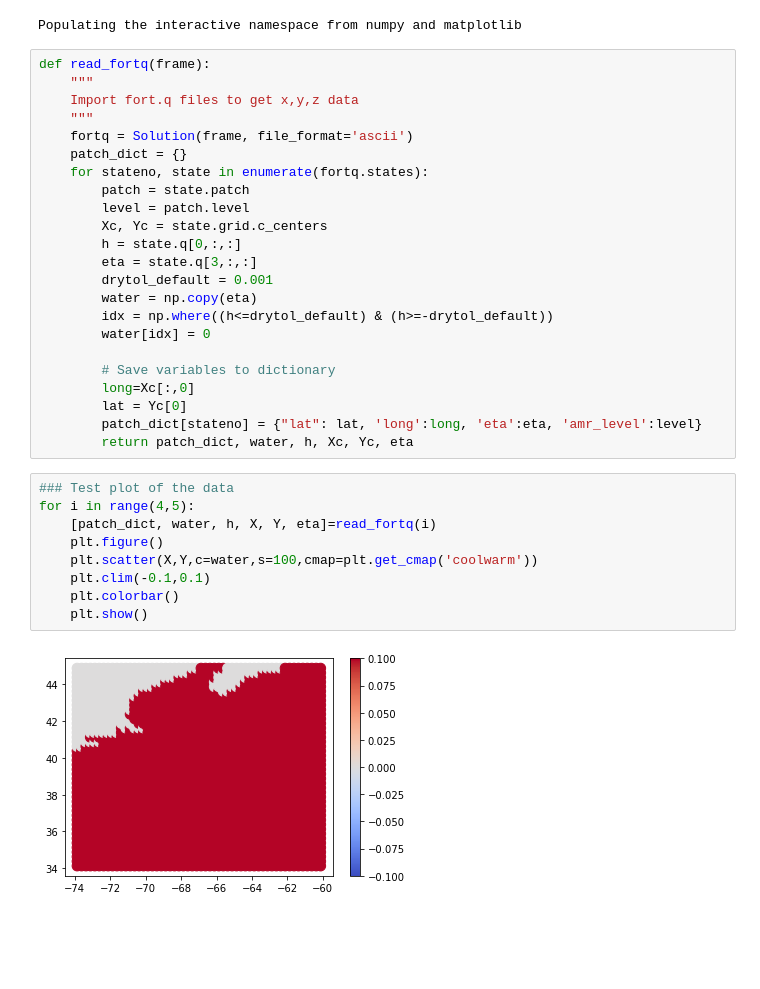
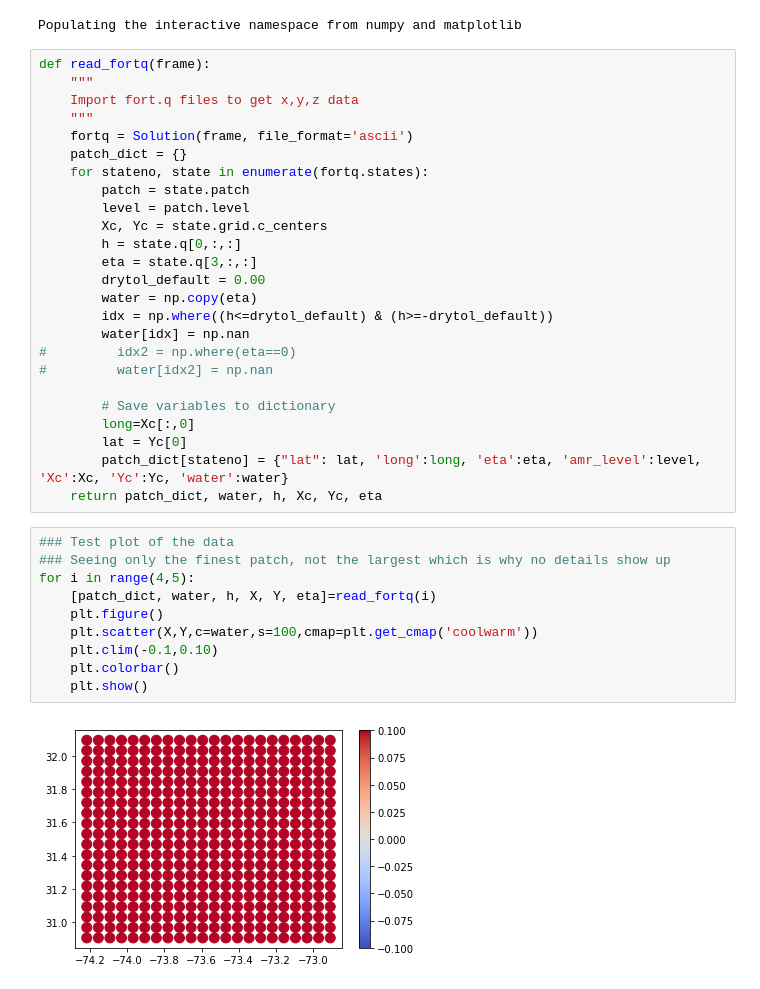
Before and after one commit to cjeffr/BarrierIslandBreachv1, a Jupyter notebook: fort.q_plotting.ipynb, the cells around one changed output. Cells and saved outputs as stored; diff of their text form; blank space fills up the shorter version.

```diff
--- a/fort.q_plotting.ipynb
+++ b/fort.q_plotting.ipynb
@@ -22,24 +22,27 @@ def read_fortq(frame):
         Xc, Yc = state.grid.c_centers
         h = state.q[0,:,:]
         eta = state.q[3,:,:]
-        drytol_default = 0.001
+        drytol_default = 0.00
         water = np.copy(eta)
         idx = np.where((h<=drytol_default) & (h>=-drytol_default))
-        water[idx] = 0
+        water[idx] = np.nan
+#         idx2 = np.where(eta==0)
+#         water[idx2] = np.nan
 
         # Save variables to dictionary
         long=Xc[:,0]
         lat = Yc[0]
-        patch_dict[stateno] = {"lat": lat, 'long':long, 'eta':eta, 'amr_level':level}
-        return patch_dict, water, h, Xc, Yc, eta
+        patch_dict[stateno] = {"lat": lat, 'long':long, 'eta':eta, 'amr_level':level, 'Xc':Xc, 'Yc':Yc, 'water':water}
+    return patch_dict, water, h, Xc, Yc, eta
 # %%
 ### Test plot of the data
+### Seeing only the finest patch, not the largest which is why no details show up
 for i in range(4,5):
     [patch_dict, water, h, X, Y, eta]=read_fortq(i)
     plt.figure()
     plt.scatter(X,Y,c=water,s=100,cmap=plt.get_cmap('coolwarm'))
-    plt.clim(-0.1,0.1)
+    plt.clim(-0.1,0.10)
     plt.colorbar()
     plt.show()
 # %% [output]
-[figure, old version]
+[figure, new version]
```
Also changed, not shown: parts of 7 cells of this notebook.
